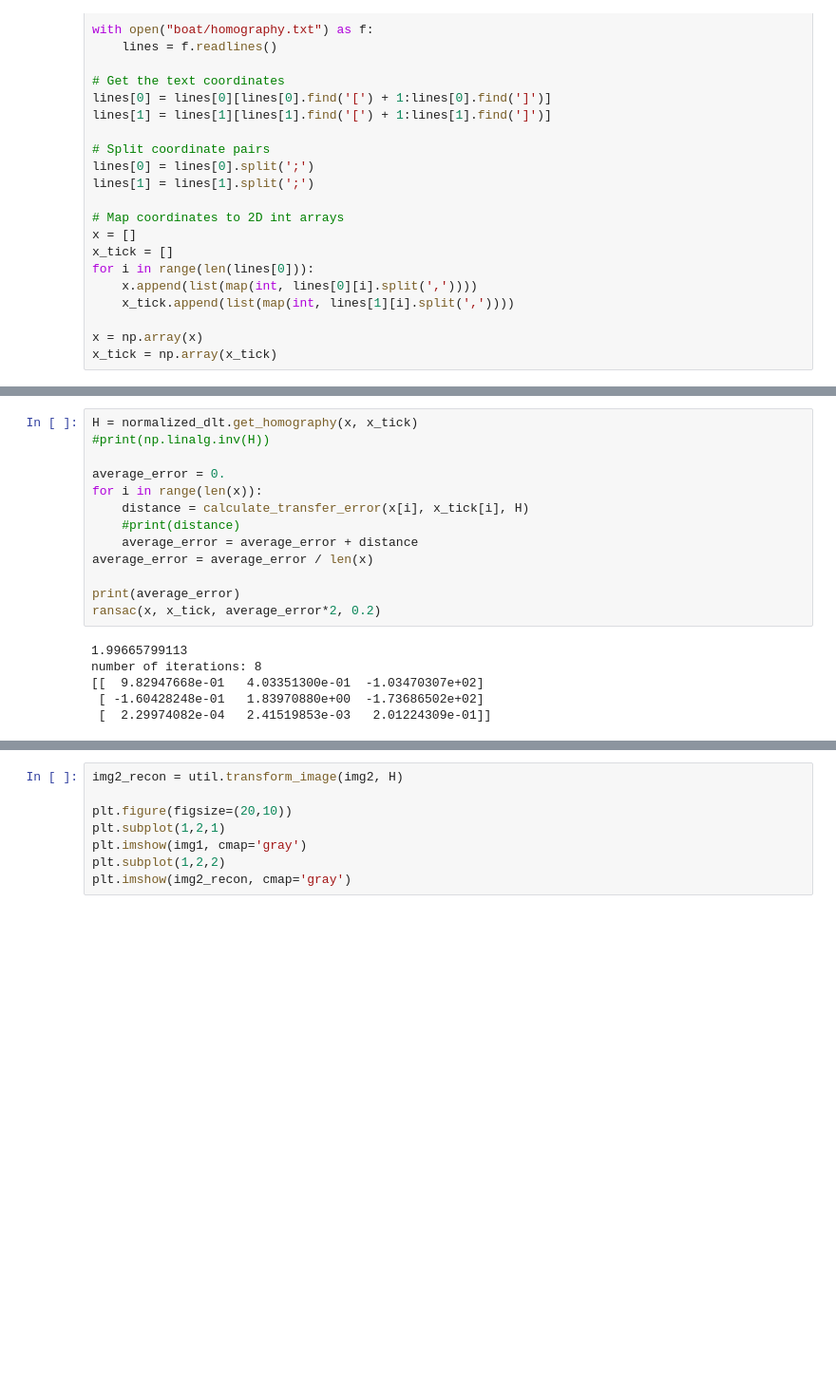
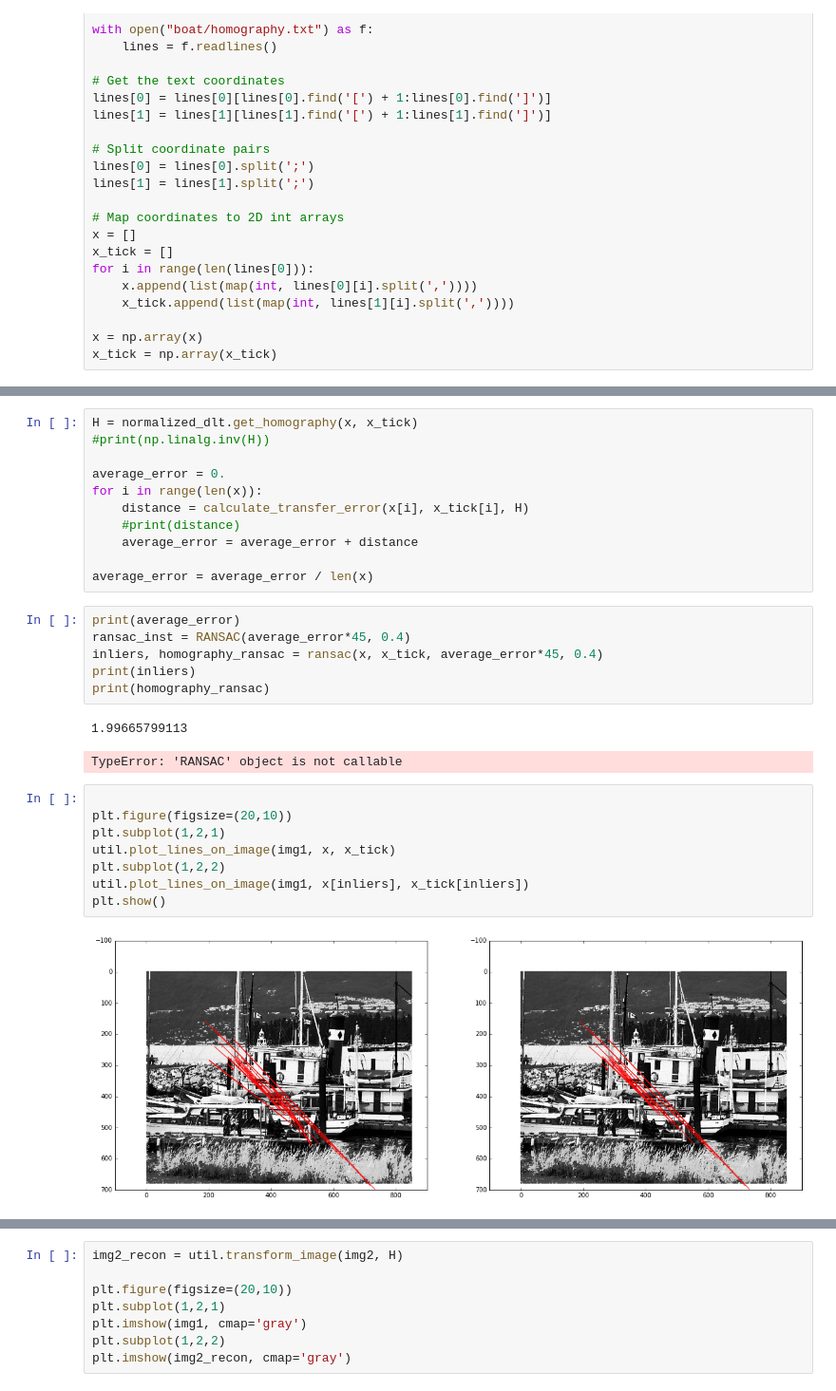
Before and after one commit to minhnh/hbrs_courses, a Jupyter notebook: 16s_rp/RP_NGUYENMINH_Homework_20160421.ipynb, the cells around one changed output, grey strips where cells are left out. Shown at 95% size. Drawn from its saved outputs; the diff is of its cells as text; blank space fills up the shorter version.

Commit message:
refactor ransac functions into class

```diff
--- a/16s_rp/RP_NGUYENMINH_Homework_20160421.ipynb
+++ b/16s_rp/RP_NGUYENMINH_Homework_20160421.ipynb
@@ -102,13 +144,24 @@ for i in range(len(x)):
     distance = calculate_transfer_error(x[i], x_tick[i], H)
     #print(distance)
     average_error = average_error + distance
+
 average_error = average_error / len(x)
-
-print(average_error)
-ransac(x, x_tick, average_error*2, 0.2)
-# %% [output]
-1.99665799113
-number of iterations: 8
-[[  9.82947668e-01   4.03351300e-01  -1.03470307e+02]
- [ -1.60428248e-01   1.83970880e+00  -1.73686502e+02]
- [  2.29974082e-04   2.41519853e-03   2.01224309e-01]]
+# %%
+print(average_error)
+ransac_inst = RANSAC(average_error*45, 0.4)
+inliers, homography_ransac = ransac(x, x_tick, average_error*45, 0.4)
+print(inliers)
+print(homography_ransac)
+# %% [output]
+1.99665799113
+TypeError: 'RANSAC' object is not callable
+# %%
+
+plt.figure(figsize=(20,10))
+plt.subplot(1,2,1)
+util.plot_lines_on_image(img1, x, x_tick)
+plt.subplot(1,2,2)
+util.plot_lines_on_image(img1, x[inliers], x_tick[inliers])
+plt.show()
+# %% [output]
+[figure, added]
```
Also changed, not shown: parts of 4 cells of this notebook.
